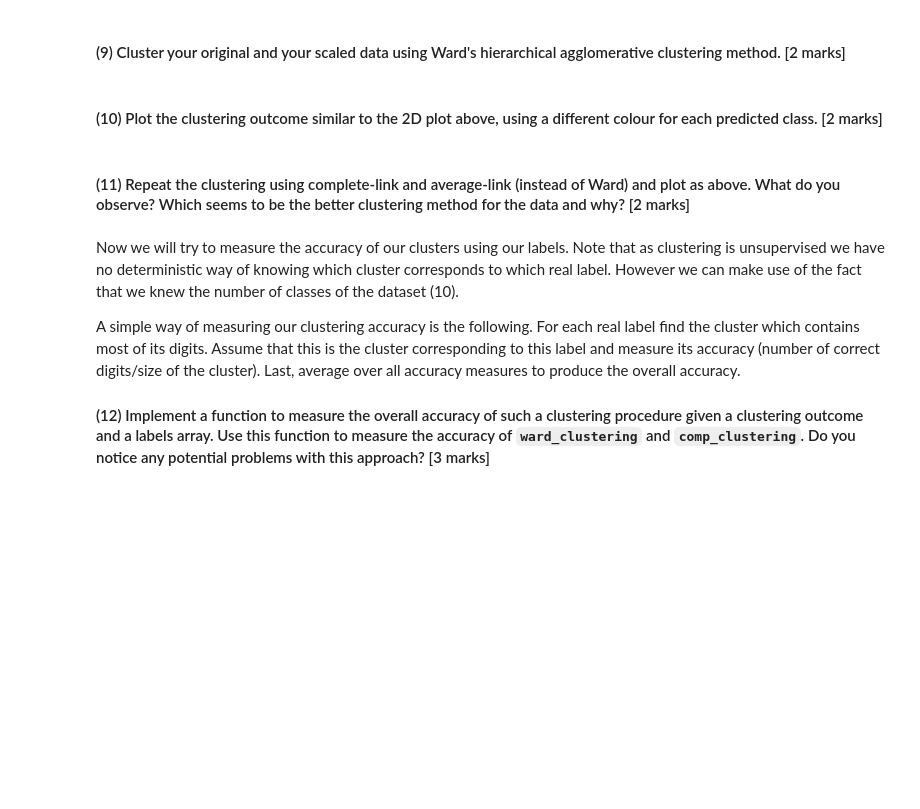
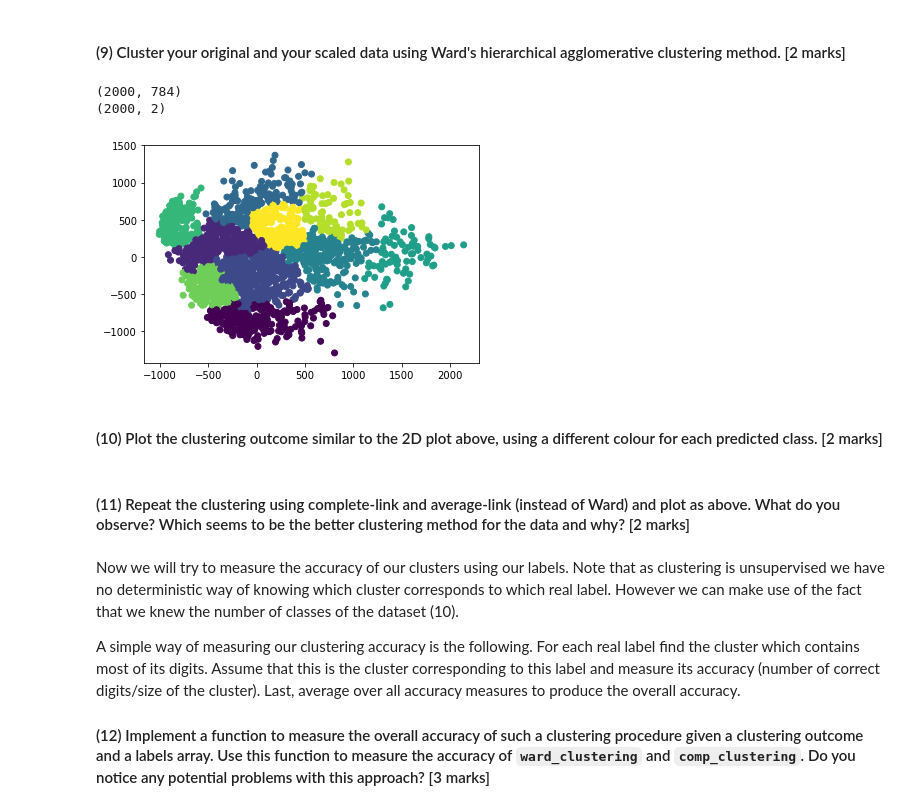
Before and after one commit to spyratos/crancollectionclustering, a Jupyter notebook: Data Programming - Assignment 2.ipynb, the cells around one changed output. Drawn from its saved outputs; the diff is of its cells as text; code cells hidden in the pictures; blank space fills up the shorter version.

```diff
--- a/Data Programming - Assignment 2.ipynb
+++ b/Data Programming - Assignment 2.ipynb
@@ -86,3 +108,17 @@ ward_clustering = None
+# %%
+ward_clustering = AgglomerativeClustering(n_clusters=10).fit(data2d)
+#plot_clustering(scaled_data, small_data, ward_clustering.labels_, "ward linkage")
+#print dir(ward_clustering)
+#plt.show()
+print small_data.shape
+print data2d.shape
+plt.scatter(data2d[:,0],data2d[:,1],c=ward_clustering.labels_)
+plt.show()
+#print ward_clustering.__dict__
+# %% [output]
+(2000, 784)
+(2000, 2)
+[figure, added]
 # %% [markdown]
 #### (10) Plot the clustering outcome similar to the 2D plot above, using a different colour for each predicted class. [2 marks]
 # %% [markdown]
```
Also changed, not shown: parts of 13 cells of this notebook.
